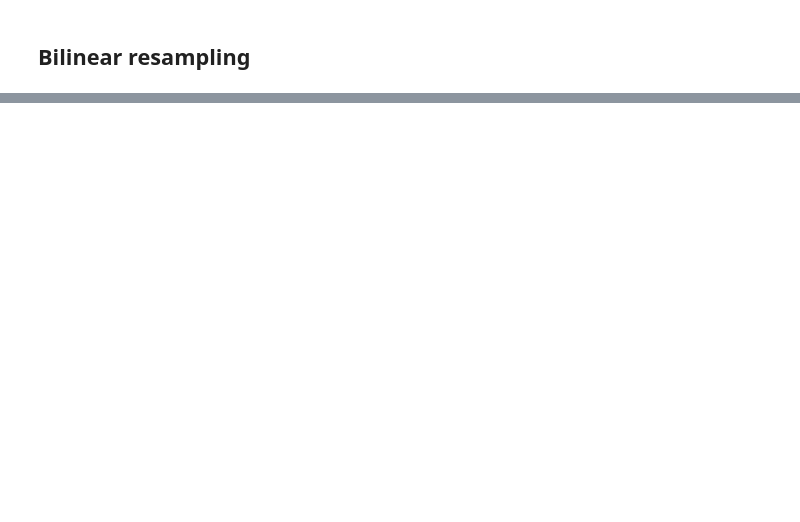
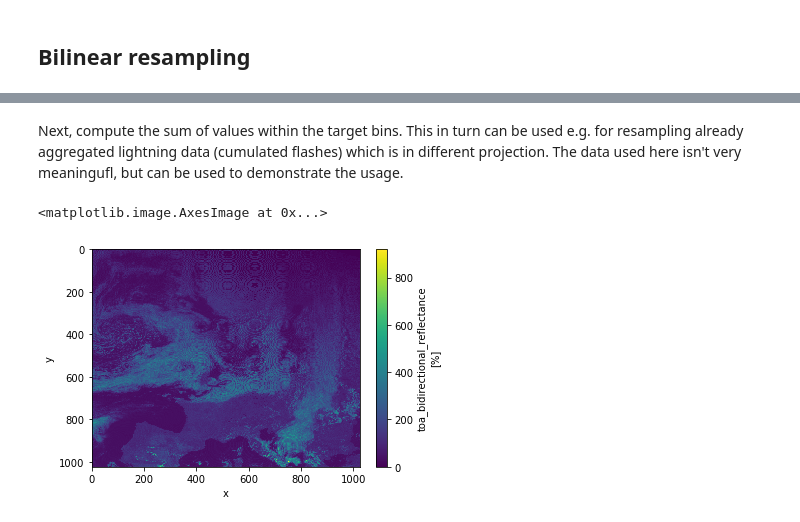
Before and after one commit to pytroll/pytroll-examples, a Jupyter notebook: satpy/resampling.ipynb, the cells around one changed output, grey strips where cells are left out. Saved outputs shown, nothing was run; the diff lists cells and outputs as text; code cells hidden in the pictures; blank space fills up the shorter version.

```diff
--- a/satpy/resampling.ipynb
+++ b/satpy/resampling.ipynb
@@ -141,0 +91,8 @@ plt.show()
+# %% [markdown]
+Next, compute the sum of values within the target bins. This in turn can be used e.g. for resampling already aggregated lightning data (cumulated flashes) which is in different projection. The data used here isn't very meaningufl, but can be used to demonstrate the usage.
+# %%
+res = scn.resample('euro4', resampler='bucket_sum')
+res['HRV'].plot.imshow(origin='upper')
+# %% [output]
+<matplotlib.image.AxesImage at 0x...>
+[figure, added]
```
Also changed, not shown: parts of 43 cells of this notebook.
